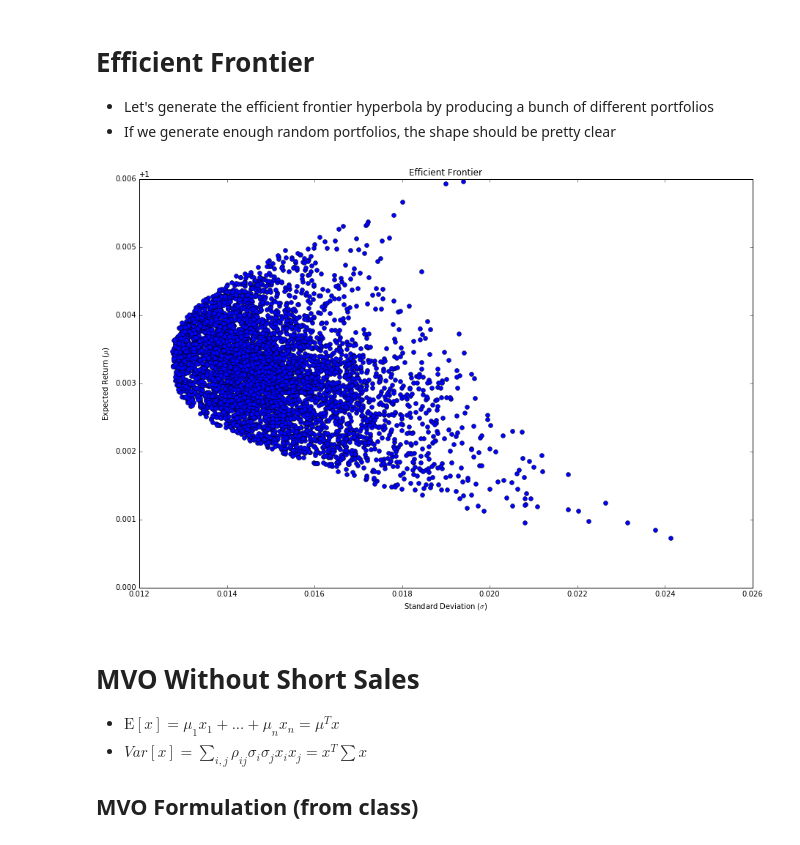
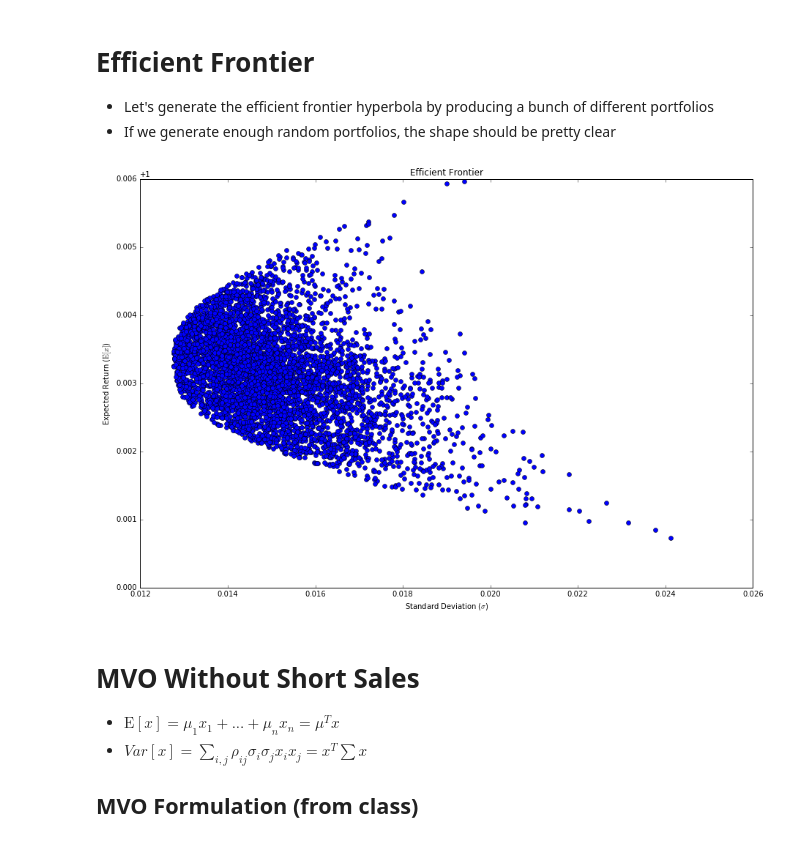
Before and after one commit to jamlamberti/Py4FinOpt, a Jupyter notebook: mean_variance_optimization.ipynb, the cells around one changed output. Saved outputs shown, nothing was run; the diff lists cells and outputs as text; code cells hidden in the pictures.

```diff
--- a/mean_variance_optimization.ipynb
+++ b/mean_variance_optimization.ipynb
@@ -76,25 +76,25 @@ def generate_random_portfolio():
 # %%
 # Number of random portfolios we want to randomly generate
 num_portfolios = 5000
 
 # Seeded so we can replicate the results
 np.random.seed(1)
 
 means, stds = np.column_stack(
     [compute_mu_sigma(generate_random_portfolio()) for _ in range(num_portfolios)])
 
 fig = plt.figure(figsize=(15,10))
 
 # Plot the efficient frontier
 plt.plot(stds, means, 'o')
 
 plt.xlabel("Standard Deviation ($\sigma$)")
-plt.ylabel("Expected Return ($\mu$)")
+plt.ylabel("Expected Return ($\mathrm{E}[x]$)")
 plt.title('Efficient Frontier')
 
 plt.show()
 # %% [output]
-[figure, old version]
+[figure, new version]
 # %% [markdown]
 # MVO Without Short Sales
 
```
